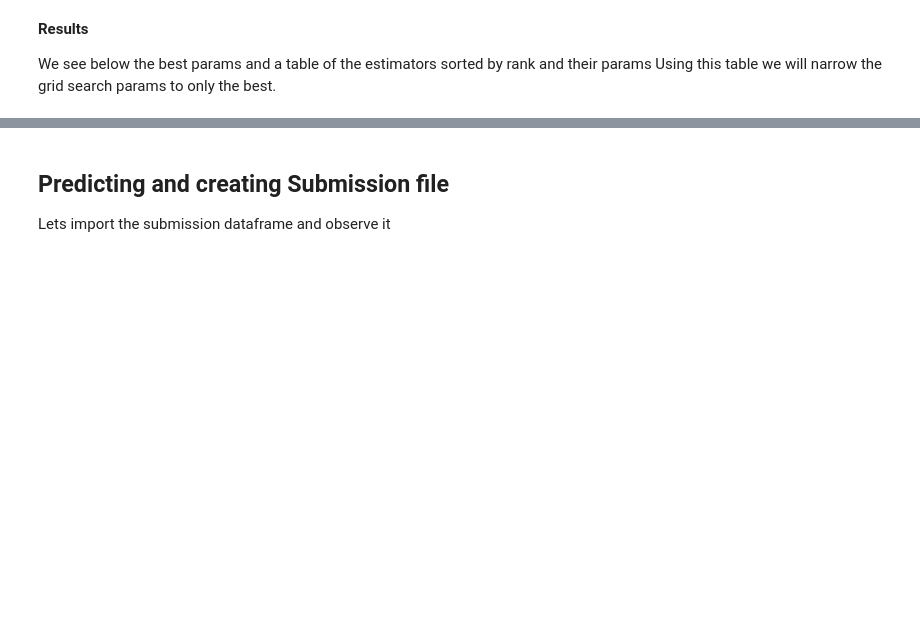
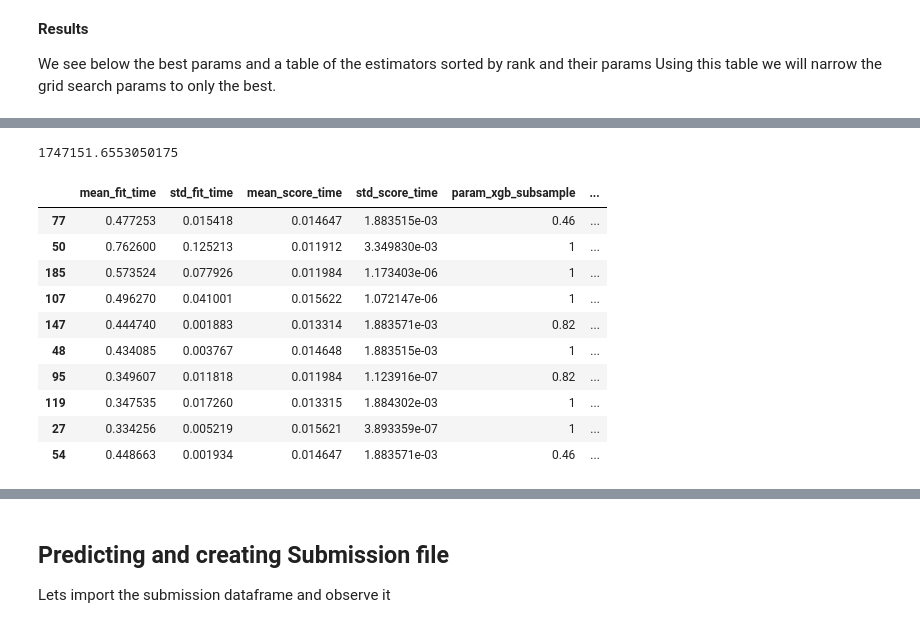
Before and after one commit to Ilroy/DS_Final_Project, a Jupyter notebook: Training_Testing_Master-Final.ipynb, the cells around one changed output, grey strips where cells are left out. Cells and saved outputs as stored; diff of their text form; code cells hidden in the pictures; blank space fills up the shorter version.

```diff
--- a/Training_Testing_Master-Final.ipynb
+++ b/Training_Testing_Master-Final.ipynb
@@ -1039,8 +971,0 @@ MSE(target_test,grid_search_gbr.best_estimator_.predict(X_test))
-# %%
-# ***xtreme gradient boosting regressor***
-
-xgbr = xgb.XGBRegressor()
-
-xgbr.fit(X_train,target_train)
-xgbr_pred = xgbr.predict(X_test)
-MSE(target_test,xgbr_pred)
@@ -1046,0 +1130,7 @@ MSE(target_test,xgbr_pred)
+# %%
+best_est = grid_search.best_estimator_
+
+
+best_pred = best_est.predict(X_test)
+
+MSE(target_test,best_pred)
@@ -1046,0 +1143,8 @@ MSE(target_test,xgbr_pred)
+# %%
+# transform target variable for better predictions
+
+rf_trans = TransformedTargetRegressor(regressor = best_est,func = np.log1p, inverse_func = np.expm1)
+rf_trans.fit(X_train,target_train)
+rf_trans_pred = rf_trans.predict(X_test)
+
+MSE(target_test,rf_trans_pred)
@@ -1046,0 +1206,9 @@ MSE(target_test,xgbr_pred)
+# %%
+# initialize base estimator
+xgbr = xgb.XGBRegressor()
+
+# random search cv for xgb regressor
+random_xgbr = RandomizedSearchCV(estimator = xgbr,param_distributions = xgb_params,
+                   n_iter=200,n_jobs = -1,cv=3,verbose=2,random_state=42)
+
+random_xgbr.fit(X_train,target_train)
@@ -1046,0 +1251,21 @@ MSE(target_test,xgbr_pred)
+# %%
+xgbr_best = random_xgbr.best_estimator_
+
+MSE(target_test,xgbr_best.predict(X_test))
+# %% [output]
+1747151.6553050175
+# %%
+random_xgbr_results = pd.DataFrame(random_xgbr.cv_results_).sort_values(by='rank_test_score').head(10)
+random_xgbr_results
+# %% [output]
+|  | mean_fit_time | std_fit_time | mean_score_time | std_score_time | param_xgb_subsample | ... |
+| 77 | 0.477253 | 0.015418 | 0.014647 | 1.883515e-03 | 0.46 | ... |
+| 50 | 0.762600 | 0.125213 | 0.011912 | 3.349830e-03 | 1 | ... |
+| 185 | 0.573524 | 0.077926 | 0.011984 | 1.173403e-06 | 1 | ... |
+| 107 | 0.496270 | 0.041001 | 0.015622 | 1.072147e-06 | 1 | ... |
+| 147 | 0.444740 | 0.001883 | 0.013314 | 1.883571e-03 | 0.82 | ... |
+| 48 | 0.434085 | 0.003767 | 0.014648 | 1.883515e-03 | 1 | ... |
+| 95 | 0.349607 | 0.011818 | 0.011984 | 1.123916e-07 | 0.82 | ... |
+| 119 | 0.347535 | 0.017260 | 0.013315 | 1.884302e-03 | 1 | ... |
+| 27 | 0.334256 | 0.005219 | 0.015621 | 3.893359e-07 | 1 | ... |
+| 54 | 0.448663 | 0.001934 | 0.014647 | 1.883571e-03 | 0.46 | ... |
```
Also changed, not shown: parts of 76 cells of this notebook.
